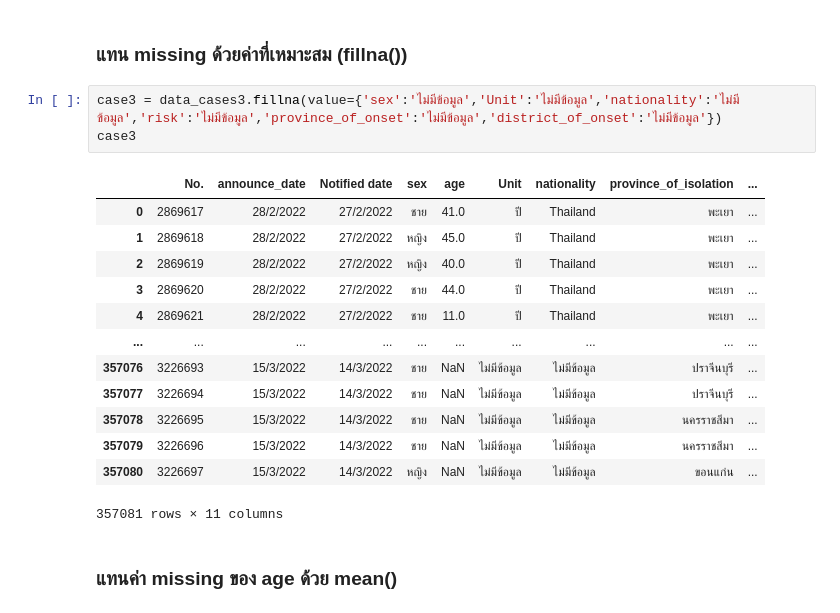
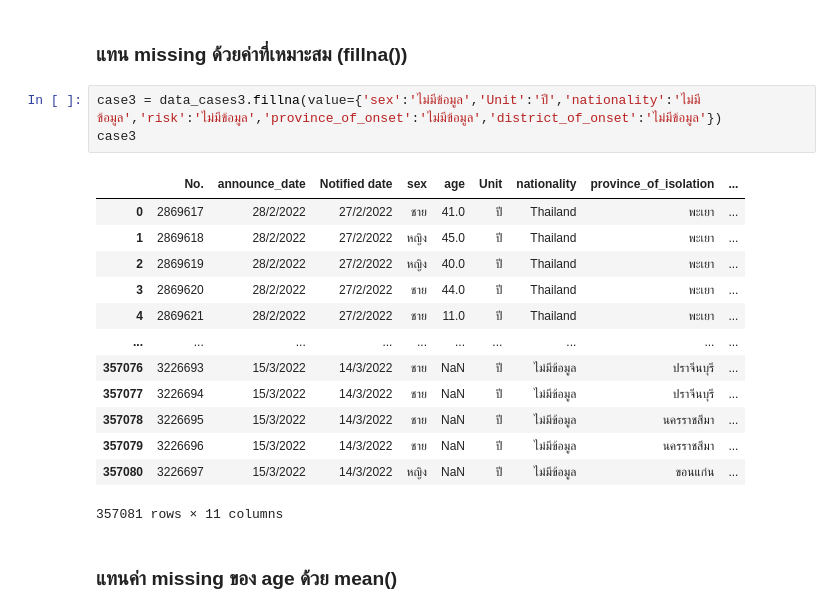
Before and after one commit to Octa-p/data_viz_2022, a Jupyter notebook: Final_Project.ipynb, the cells around one changed output. Saved outputs shown, nothing was run; the diff lists cells and outputs as text.

```diff
--- a/Final_Project.ipynb
+++ b/Final_Project.ipynb
@@ -468,21 +628,21 @@ dtype: bool
 # %% [markdown]
 ### แทน missing ด้วยค่าที่เหมาะสม (fillna())
 # %%
-case3 = data_cases3.fillna(value={'sex':'ไม่มีข้อมูล','Unit':'ไม่มีข้อมูล','nationality':'ไม่มีข้อมูล','risk':'ไม่มีข้อมูล','province_of_onset':'ไม่มีข้อมูล','district_of_onset':'ไม่มีข้อมูล'})
+case3 = data_cases3.fillna(value={'sex':'ไม่มีข้อมูล','Unit':'ปี','nationality':'ไม่มีข้อมูล','risk':'ไม่มีข้อมูล','province_of_onset':'ไม่มีข้อมูล','district_of_onset':'ไม่มีข้อมูล'})
 case3
 # %% [output]
 |  | No. | announce_date | Notified date | sex | age | Unit | nationality | province_of_isolation | ... |
 | 0 | 2869617 | 28/2/2022 | 27/2/2022 | ชาย | 41.0 | ปี | Thailand | พะเยา | ... |
 | 1 | 2869618 | 28/2/2022 | 27/2/2022 | หญิง | 45.0 | ปี | Thailand | พะเยา | ... |
 | 2 | 2869619 | 28/2/2022 | 27/2/2022 | หญิง | 40.0 | ปี | Thailand | พะเยา | ... |
 | 3 | 2869620 | 28/2/2022 | 27/2/2022 | ชาย | 44.0 | ปี | Thailand | พะเยา | ... |
 | 4 | 2869621 | 28/2/2022 | 27/2/2022 | ชาย | 11.0 | ปี | Thailand | พะเยา | ... |
 | ... | ... | ... | ... | ... | ... | ... | ... | ... | ... |
-| 357076 | 3226693 | 15/3/2022 | 14/3/2022 | ชาย | NaN | ไม่มีข้อมูล | ไม่มีข้อมูล | ปราจีนบุรี | ... |
-| 357077 | 3226694 | 15/3/2022 | 14/3/2022 | ชาย | NaN | ไม่มีข้อมูล | ไม่มีข้อมูล | ปราจีนบุรี | ... |
-| 357078 | 3226695 | 15/3/2022 | 14/3/2022 | ชาย | NaN | ไม่มีข้อมูล | ไม่มีข้อมูล | นครราชสีมา | ... |
-| 357079 | 3226696 | 15/3/2022 | 14/3/2022 | ชาย | NaN | ไม่มีข้อมูล | ไม่มีข้อมูล | นครราชสีมา | ... |
-| 357080 | 3226697 | 15/3/2022 | 14/3/2022 | หญิง | NaN | ไม่มีข้อมูล | ไม่มีข้อมูล | ขอนแก่น | ... |
+| 357076 | 3226693 | 15/3/2022 | 14/3/2022 | ชาย | NaN | ปี | ไม่มีข้อมูล | ปราจีนบุรี | ... |
+| 357077 | 3226694 | 15/3/2022 | 14/3/2022 | ชาย | NaN | ปี | ไม่มีข้อมูล | ปราจีนบุรี | ... |
+| 357078 | 3226695 | 15/3/2022 | 14/3/2022 | ชาย | NaN | ปี | ไม่มีข้อมูล | นครราชสีมา | ... |
+| 357079 | 3226696 | 15/3/2022 | 14/3/2022 | ชาย | NaN | ปี | ไม่มีข้อมูล | นครราชสีมา | ... |
+| 357080 | 3226697 | 15/3/2022 | 14/3/2022 | หญิง | NaN | ปี | ไม่มีข้อมูล | ขอนแก่น | ... |
 357081 rows × 11 columns
 # %% [markdown]
 ### แทนค่า missing ของ age ด้วย mean()
```
Also changed, not shown: parts of 123 cells of this notebook.
